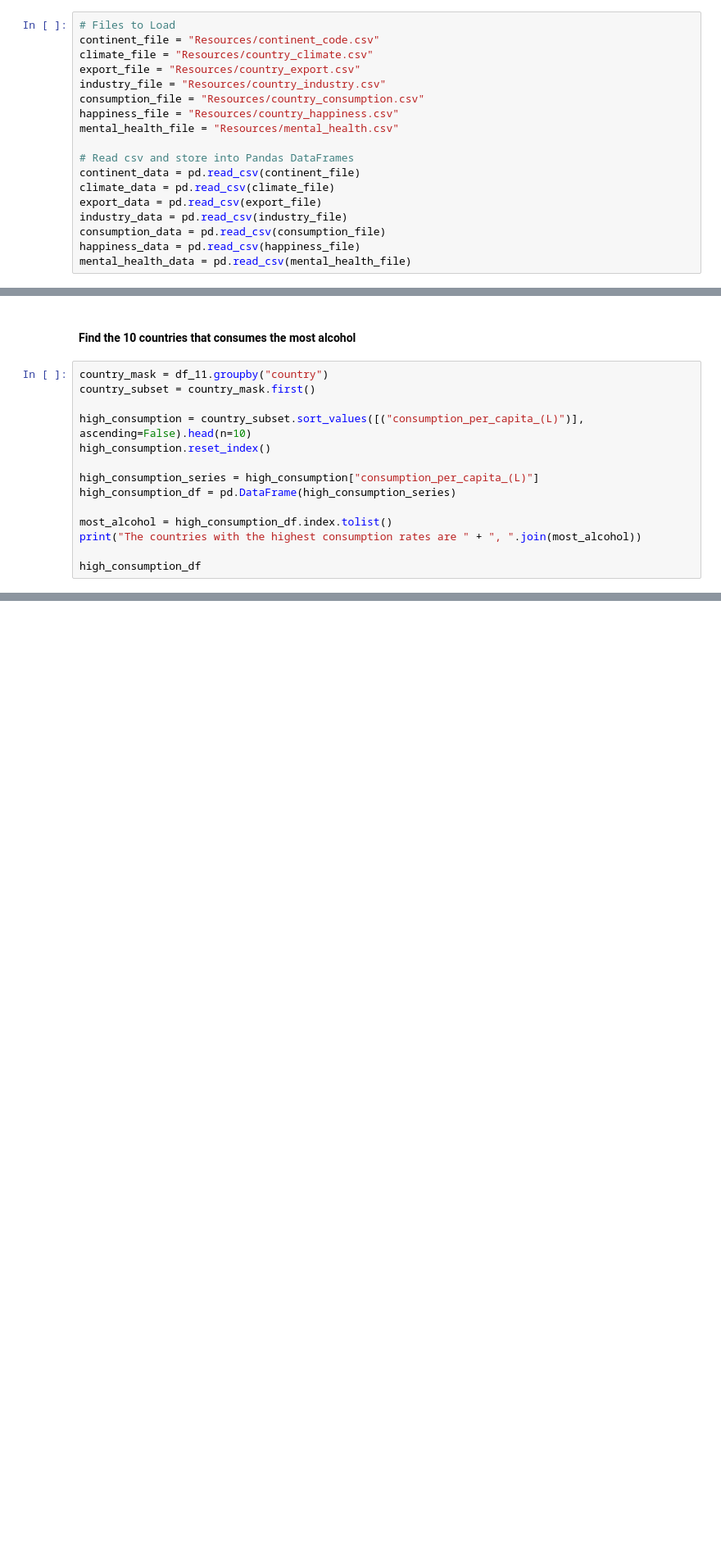
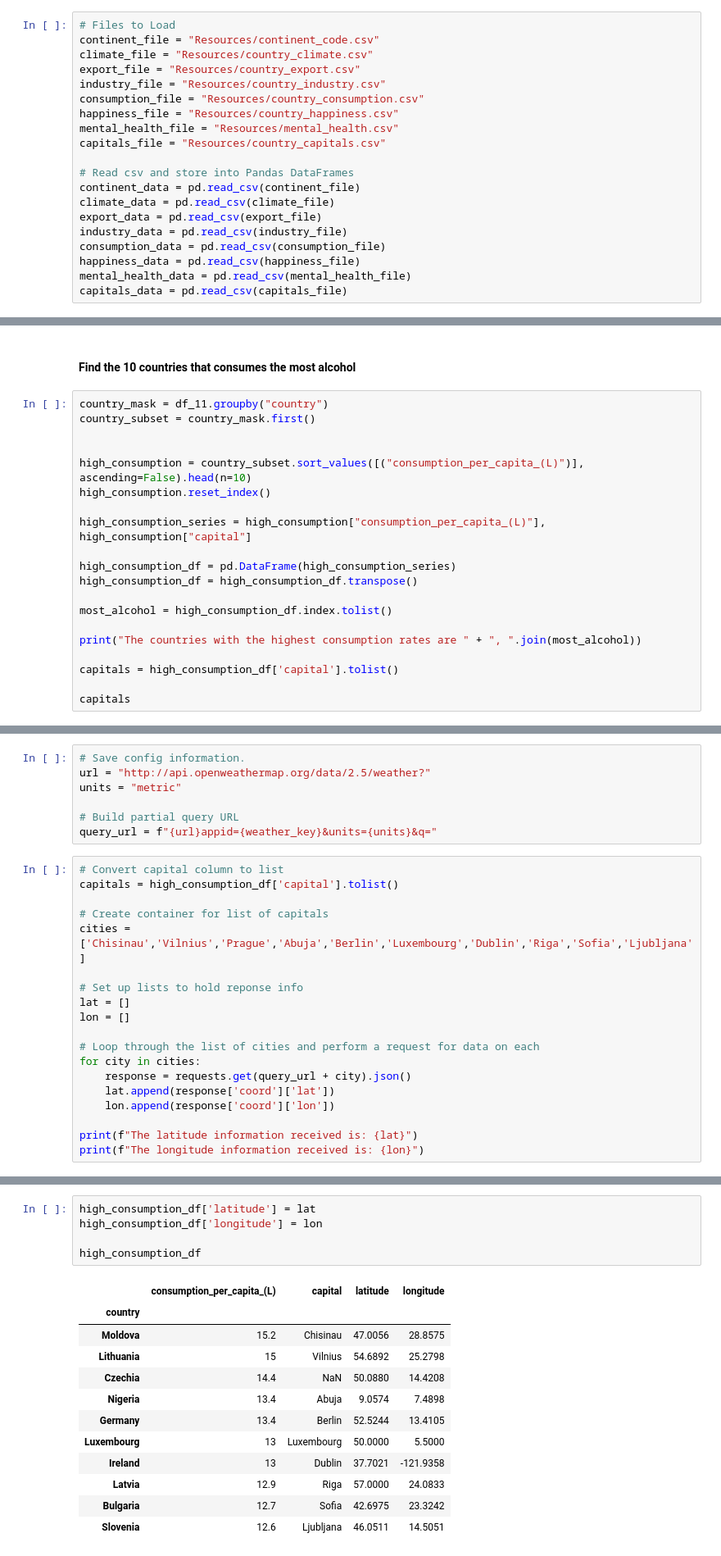
Before and after one commit to reccleston/data-analysis-project-1, a Jupyter notebook: Alison/mega_df_playground.ipynb, the cells around one changed output, grey strips where cells are left out. Shown at 82% size. Saved outputs shown, nothing was run; the diff lists cells and outputs as text; blank space fills up the shorter version.

```diff
--- a/Alison/mega_df_playground.ipynb
+++ b/Alison/mega_df_playground.ipynb
@@ -22,6 +31,7 @@ industry_file = "Resources/country_industry.csv"
 consumption_file = "Resources/country_consumption.csv"
 happiness_file = "Resources/country_happiness.csv"
 mental_health_file = "Resources/mental_health.csv"
+capitals_file = "Resources/country_capitals.csv"
 
 # Read csv and store into Pandas DataFrames
 continent_data = pd.read_csv(continent_file)
@@ -31,6 +41,7 @@ industry_data = pd.read_csv(industry_file)
 consumption_data = pd.read_csv(consumption_file)
 happiness_data = pd.read_csv(happiness_file)
 mental_health_data = pd.read_csv(mental_health_file)
+capitals_data = pd.read_csv(capitals_file)
 # %% [markdown]
 ## Clean Dataframes
 # %%
@@ -191,15 +209,21 @@ The overall average of alcohol consumption per capita (liters) among countries r
 country_mask = df_11.groupby("country")
 country_subset = country_mask.first()
 
+
 high_consumption = country_subset.sort_values([("consumption_per_capita_(L)")], ascending=False).head(n=10)
 high_consumption.reset_index()
 
-high_consumption_series = high_consumption["consumption_per_capita_(L)"]
+high_consumption_series = high_consumption["consumption_per_capita_(L)"], high_consumption["capital"]
+
 high_consumption_df = pd.DataFrame(high_consumption_series)
+high_consumption_df = high_consumption_df.transpose()
 
 most_alcohol = high_consumption_df.index.tolist()
+
 print("The countries with the highest consumption rates are " + ", ".join(most_alcohol))
 
-high_consumption_df
+capitals = high_consumption_df['capital'].tolist()
+
+capitals
 # %% [output]
 The countries with the highest consumption rates are Moldova, Lithuania, Czechia, Nigeria, Germany, Luxembourg, Ireland, Latvia, Bulgaria, Slovenia
@@ -217,0 +242,26 @@ The countries with the highest consumption rates are Moldova, Lithuania, Czechia
+# %%
+# Save config information.
+url = "http://api.openweathermap.org/data/2.5/weather?"
+units = "metric"
+
+# Build partial query URL
+query_url = f"{url}appid={weather_key}&units={units}&q="
+# %%
+# Convert capital column to list
+capitals = high_consumption_df['capital'].tolist()
+
+# Create container for list of capitals
+cities = ['Chisinau','Vilnius','Prague','Abuja','Berlin','Luxembourg','Dublin','Riga','Sofia','Ljubljana']
+
+# Set up lists to hold reponse info
+lat = []
+lon = []
+
+# Loop through the list of cities and perform a request for data on each
+for city in cities:
+    response = requests.get(query_url + city).json()
+    lat.append(response['coord']['lat'])
+    lon.append(response['coord']['lon'])
+
+print(f"The latitude information received is: {lat}")
+print(f"The longitude information received is: {lon}")
@@ -217,0 +273,18 @@ The countries with the highest consumption rates are Moldova, Lithuania, Czechia
+# %%
+high_consumption_df['latitude'] = lat
+high_consumption_df['longitude'] = lon
+
+high_consumption_df
+# %% [output]
+|  | consumption_per_capita_(L) | capital | latitude | longitude |
+| country |  |  |  |  |
+| Moldova | 15.2 | Chisinau | 47.0056 | 28.8575 |
+| Lithuania | 15 | Vilnius | 54.6892 | 25.2798 |
+| Czechia | 14.4 | NaN | 50.0880 | 14.4208 |
+| Nigeria | 13.4 | Abuja | 9.0574 | 7.4898 |
+| Germany | 13.4 | Berlin | 52.5244 | 13.4105 |
+| Luxembourg | 13 | Luxembourg | 50.0000 | 5.5000 |
+| Ireland | 13 | Dublin | 37.7021 | -121.9358 |
+| Latvia | 12.9 | Riga | 57.0000 | 24.0833 |
+| Bulgaria | 12.7 | Sofia | 42.6975 | 23.3242 |
+| Slovenia | 12.6 | Ljubljana | 46.0511 | 14.5051 |
```
Also changed, not shown: parts of 27 cells of this notebook.
